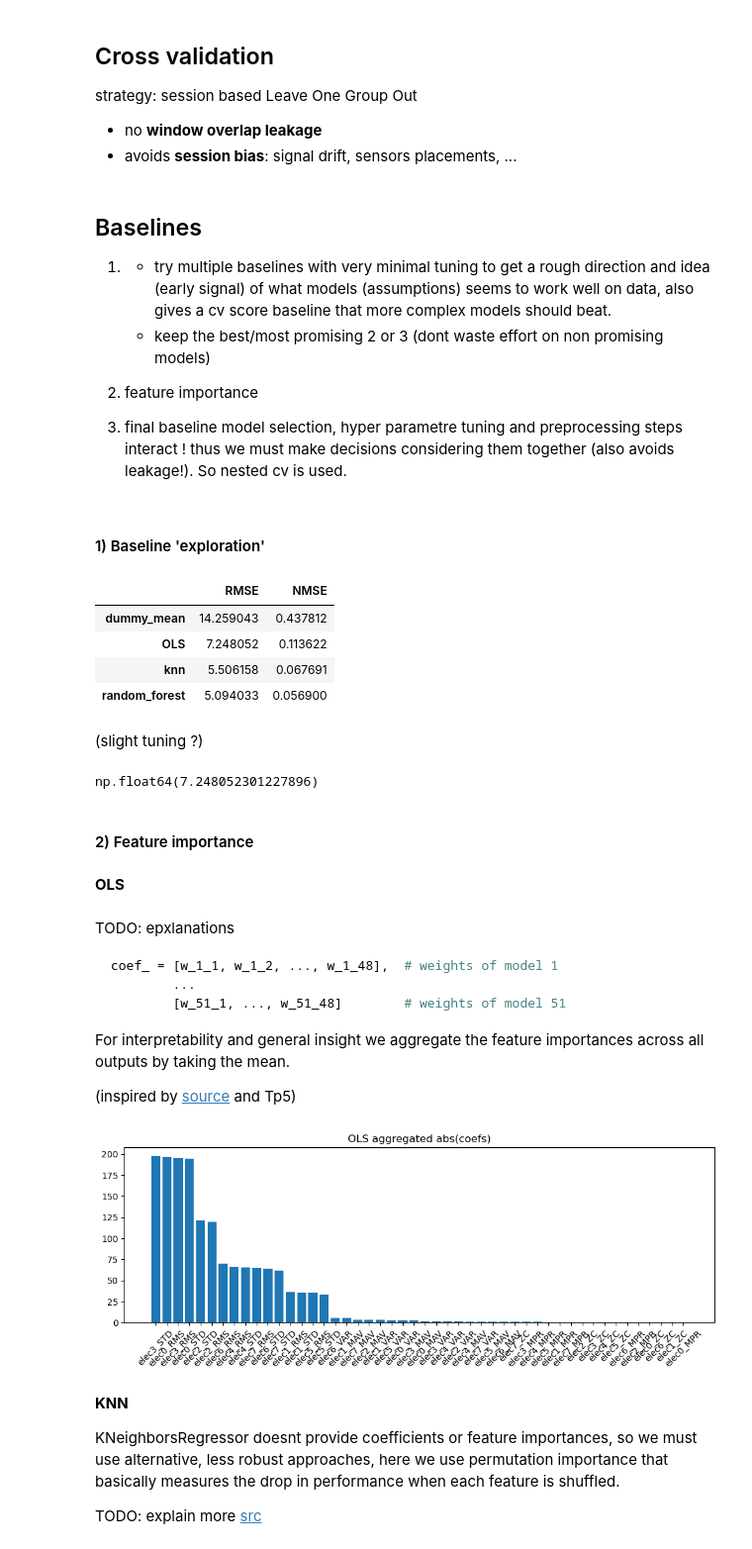
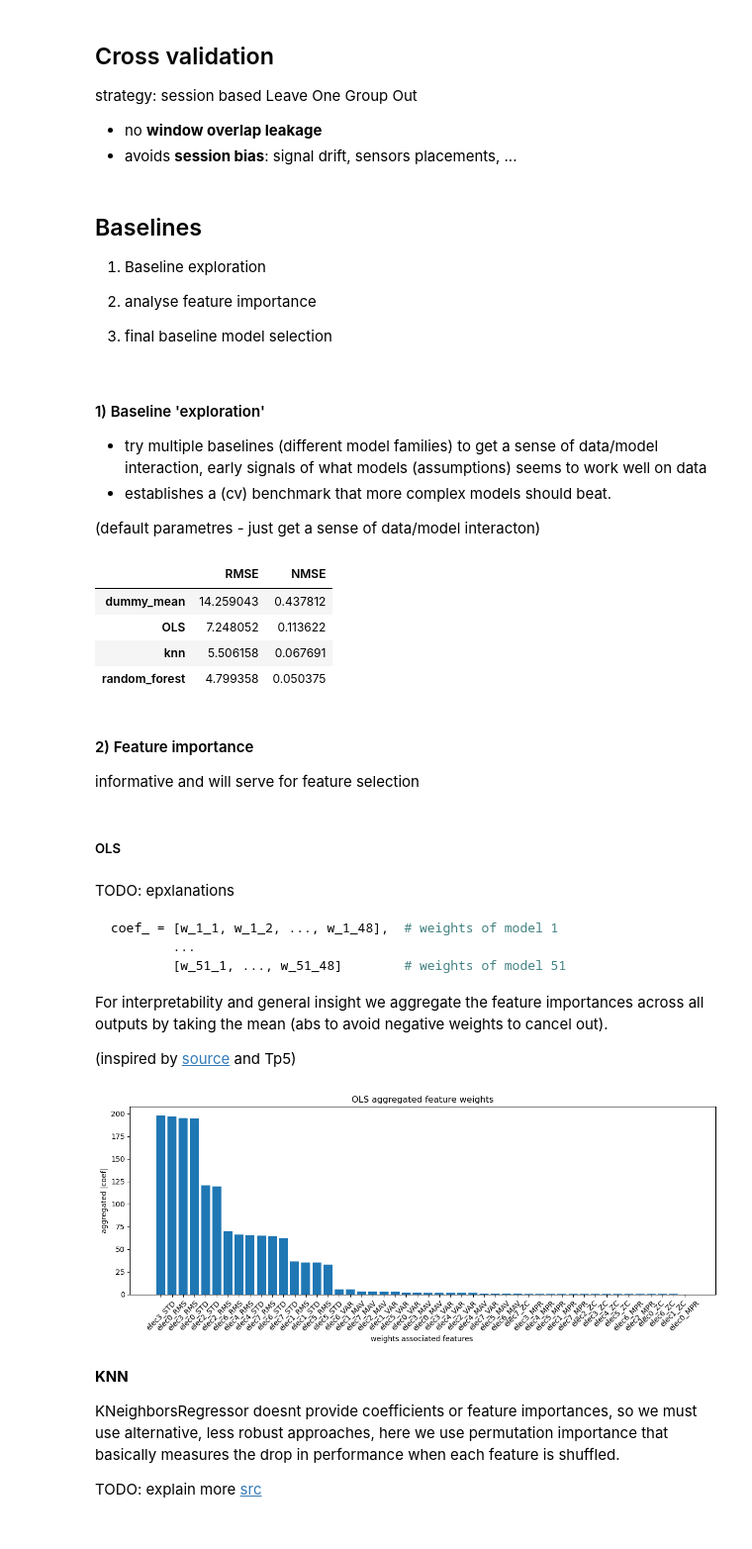
Before and after one commit to KhalilMehalli/Project-SFML, a Jupyter notebook: project.ipynb, the cells around one changed output. Shown: that part at 99% size. Drawn from its saved outputs; the diff is of its cells as text; code cells hidden in the pictures.

Commit message:
Baselines - structure/plan

````diff
--- a/project.ipynb
+++ b/project.ipynb
@@ -288,15 +288,18 @@ def _logo_cv(X, y, model):
 # %% [markdown]
 ## Baselines
 
-1)
-    + try multiple baselines with very minimal tuning to get a rough direction and idea (early signal) of what models (assumptions) seems to work well on data, also gives a cv score baseline that more complex models should beat.
-    + keep the best/most promising 2 or 3 (dont waste effort on non promising models)
+1) Baseline exploration
 
-2) feature importance
+2) analyse feature importance
 
-3) final baseline model selection, hyper parametre tuning and preprocessing steps interact ! thus we must make decisions considering them together (also avoids leakage!). So nested cv is used.
+3) final baseline model selection
 # %% [markdown]
 #### 1) Baseline 'exploration'
+
++ try multiple baselines (different model families) to get a sense of data/model interaction, early signals of what models (assumptions) seems to work well on data
++ establishes a (cv) benchmark that more complex models should beat.
+
+(default parametres - just get a sense of data/model interacton)
 # %%
 cv_results_baselines = {}
 from sklearn.dummy import DummyRegressor
@@ -304,7 +307,7 @@ baselines = {
     'dummy_mean': DummyRegressor(strategy='mean'),
     "OLS": LinearRegression(),
     "knn": KNeighborsRegressor(),
-    'random_forest': RandomForestRegressor(random_state=0, n_jobs=-1, n_estimators=10),
+    'random_forest': RandomForestRegressor(random_state=0, n_jobs=-1),
 }
 
 for name, model in baselines.items():
@@ -318,22 +321,13 @@ baselines_cv_df
 | dummy_mean | 14.259043 | 0.437812 |
 | OLS | 7.248052 | 0.113622 |
 | knn | 5.506158 | 0.067691 |
-| random_forest | 5.094033 | 0.056900 |
+| random_forest | 4.799358 | 0.050375 |
-# %% [markdown]
-(slight tuning ?)
-# %%
-from sklearn.multioutput import MultiOutputRegressor
-
-# model = MultiOutputRegressor(RandomForestRegressor(n_estimators=10, n_jobs=-1, random_state=0), n_jobs=-1)
-model = MultiOutputRegressor(LinearRegression())
-cv_rmse = _logo_cv(X_g_train_preproc, y_g_train_preproc, model)[0]
-cv_rmse
-# %% [output]
-np.float64(7.248052301227896)
 # %% [markdown]
 #### 2) Feature importance
+
+informative and will serve for feature selection
 # %% [markdown]
-**OLS**
+##### OLS
 # %% [markdown]
 TODO: epxlanations
 
@@ -342,27 +336,29 @@ coef_ = [w_1_1, w_1_2, ..., w_1_48],  # weights of model 1
         ...
         [w_51_1, ..., w_51_48]        # weights of model 51
 ```
-For interpretability and general insight we aggregate the feature importances across all outputs by taking the mean.
+For interpretability and general insight we aggregate the feature importances across all outputs by taking the mean (abs to avoid negative weights to cancel out).
 
 (inspired by [source](https://sourcebae.com/blog/how-to-get-coefficients-and-feature-importances-from-multioutputregressor/) and Tp5)
 # %%
 # OLS
 ols_reg = LinearRegression(n_jobs=-1)
 ols_reg_pipe = make_pipeline(StandardScaler(), ols_reg)
 ols_reg_pipe.fit(X_g_train_preproc, y_g_train_preproc)
 
 aggr_coef = np.mean(np.abs(ols_reg.coef_), axis=0) # average on columns
 ols_sorted_idx = np.argsort(aggr_coef)[::-1] # descending order
 column_names = X_g_train_preproc.columns
 
-plt.figure(figsize=(10, 4))
+plt.figure(figsize=(12, 5))
 plt.bar(range(len(aggr_coef)), aggr_coef[ols_sorted_idx], align='center')
 plt.xticks(range(len(aggr_coef)), column_names[ols_sorted_idx], rotation=45)
-plt.title("OLS aggregated abs(coefs)")
+plt.xlabel("weights associated features ")
+plt.ylabel("aggregated |coef|")
+plt.title("OLS aggregated feature weights")
 plt.tight_layout()
 plt.show()
 # %% [output]
-[figure, old version]
+[figure, new version]
 # %% [markdown]
 **KNN**
 
````
Also changed, not shown: parts of 6 cells of this notebook.
